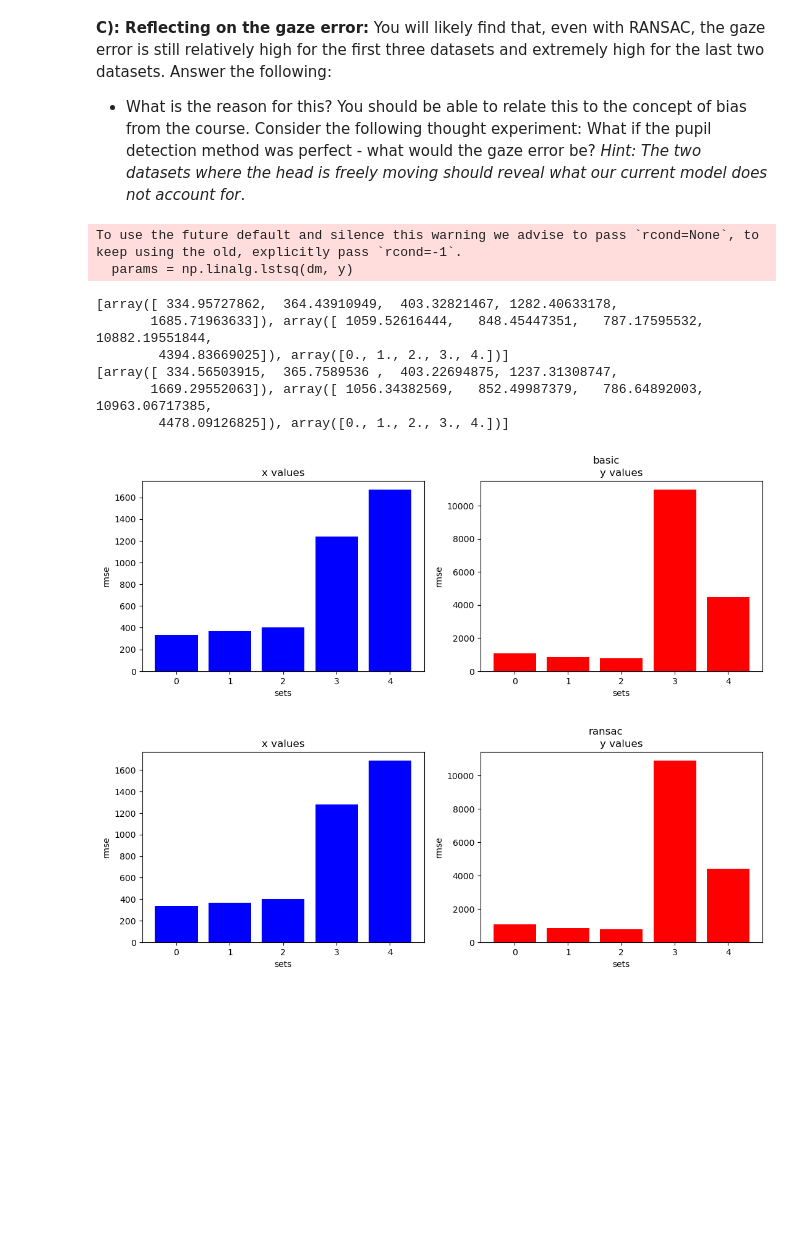
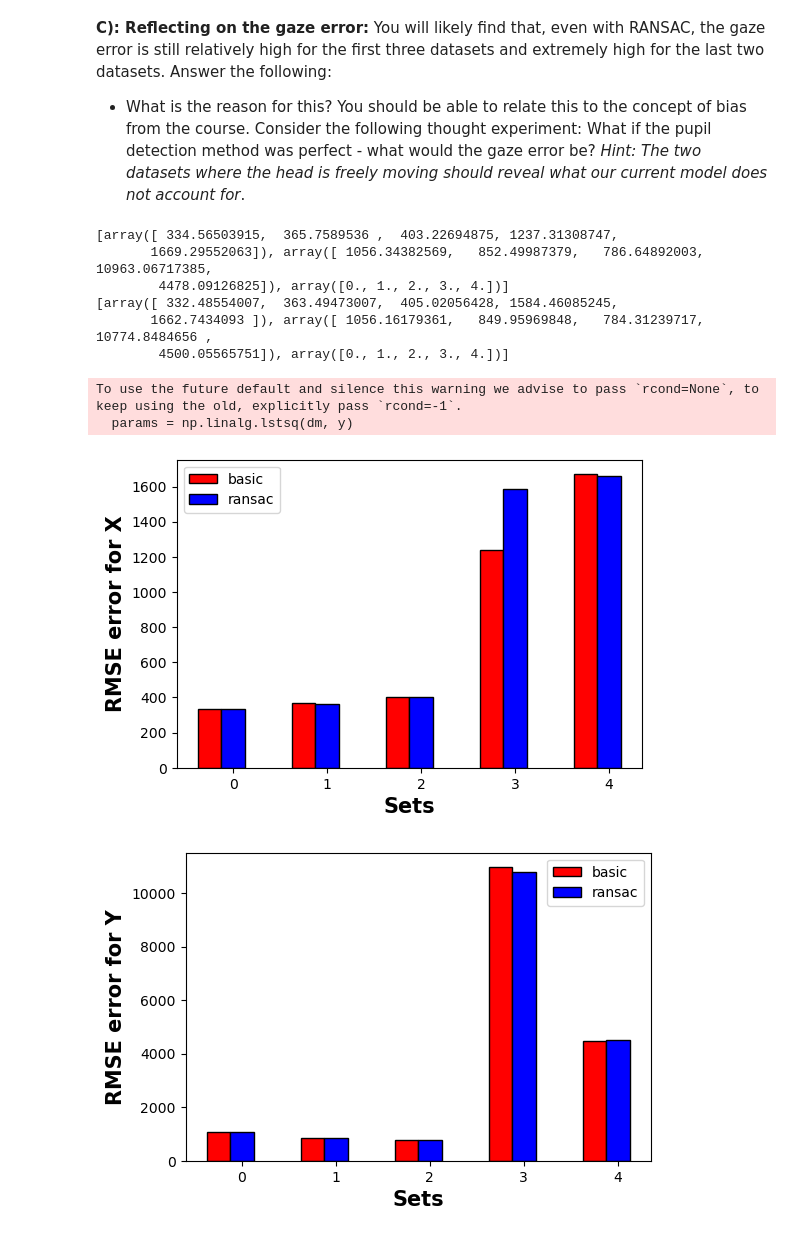
Before and after one commit to MikkelBerggreen/ITU-Introduction-to-Machine-Learning, a Jupyter notebook: source/exercises/W6-data-cleaning/notebooks/gaze_features_nb.ipynb, the cells around one changed output. Saved outputs shown, nothing was run; the diff lists cells and outputs as text; code cells hidden in the pictures; blank space fills up the shorter version.

```diff
--- a/source/exercises/W6-data-cleaning/notebooks/gaze_features_nb.ipynb
+++ b/source/exercises/W6-data-cleaning/notebooks/gaze_features_nb.ipynb
@@ -463,45 +469,85 @@ def calculateAllRmseRansac():
         sets = np.append(sets, case)
     return [rmseXs, rmseYs, sets]
 
+print(calculateAllRmseBasic())
 print(calculateAllRmseRansac())
 
 # First result:
 # [[335.70643762, 366.660041, 404.11185792, 1079.56008283, 1760.17245263],
 # [1056.07871064, 848.76202575, 786.66081505, 10771.9385066, 4424.13331188]]
 
 # Second result:
 # [[334.95727862, 364.43910949, 403.32821467, 1282.40633178, 1685.71963633],
 # [1059.52616444, 848.45447351, 787.17595532, 10882.19551844, 4394.83669025]]
 
 
 # B ---------------------------------
-barPlotRmses(calculateAllRmseBasic(), "basic")
-barPlotRmses(calculateAllRmseRansac(), "ransac")
+def barPlotComparison(axis):
+    fig = plt.subplots(figsize =(6, 4))
+
+    basicErrors = calculateAllRmseBasic()[axis]
+    ransacErrors = calculateAllRmseRansac()[axis]
+
+    br1 = np.arange(len(basicErrors))
+    br2 = [x + 0.25 for x in br1]
+
+    plt.bar(br1, basicErrors, color = 'r', width=0.25, edgecolor='black', label='basic')
+    plt.bar(br2, ransacErrors, color = 'b', width=0.25, edgecolor='black', label='ransac')
+
+    plt.xlabel('Sets', fontweight='bold', fontsize=15)
+    if axis == 0:
+        plt.ylabel('RMSE error for X', fontweight='bold', fontsize=15)
+    elif axis == 1:
+        plt.ylabel('RMSE error for Y', fontweight='bold', fontsize=15)
+    plt.xticks([r + 0.25 for r in range(len(basicErrors))],
+            ['0', '1', '2', '3', '4'])
+
+    plt.legend()
+    plt.show()
+
+barPlotComparison(0)
+barPlotComparison(1)
+#barPlotRmses(calculateAllRmseBasic(), "basic")
+#barPlotRmses(calculateAllRmseRansac(), "ransac")
 
 # The improvement of the RANSAC model is both very minimal and also varying.
 # Comparing the RMSE for the basic approach with the RANSAC approach, the differences are very small for the first three datasets.
 # For some of them, the RANSAC error is a tiny bit smaller, while for others it is a tiny bit larger (in the range of like 1.3 at max)
 # For the last two sets the difference is a bit larger, with RANSAC having error values around 80 lower than with the basic approach.
 # Overall though, for the first three, the improvement is extremely minimal, and most likely random based on the parameters
 # for the ransac() function
 
 # For the two different results of the RANSAC models, the differences are again small for the first three sets and larger for the last two.
 # The points (parameters) used in the iterations in the ransac() function is of course different each time because of the subset of samples.
 # This explains why the results differ for each model.
 # Increasing the iteration count should increase consistency in the results found for each final calculated model.
 
 #print(calculateAllRmseBasic())
+
+
+
+# C ---------------------------------
+# My assumption for the still relatively high gaze error is because of the model not being a good enough fit for the underlying trend of the data.
+# This relates to the bias being high, which means that the model is too simplified.
+# Using a model with a higher polynominal order (than quadratic in this case) might be closer to fitting the underlying trend.
+# Of course one should be aware of not overfitting, even though bias here would be lower, the variance would probably become very large
+# when test data beyond the training data would be introduced.
+
+# If the pupil detection method was perfect, the gaze error would only be reliant on the gaze prediction model.
+# However, as also mentioned by the hint, we only currently take into account that the head is not moving for all training data.
+# This explains why the error is smaller for the first 3 datasets, but beyond this, the pupil detection would still need to take this
+# into accound during training to be perfect when predicting in these types of testing data.
 # %% [output]
-To use the future default and silence this warning we advise to pass `rcond=None`, to keep using the old, explicitly pass `rcond=-1`.
-  params = np.linalg.lstsq(dm, y)
+[array([ 334.56503915,  365.7589536 ,  403.22694875, 1237.31308747,
+       1669.29552063]), array([ 1056.34382569,   852.49987379,   786.64892003, 10963.06717385,
+        4478.09126825]), array([0., 1., 2., 3., 4.])]
+[array([ 332.48554007,  363.49473007,  405.02056428, 1584.46085245,
+       1662.7434093 ]), array([ 1056.16179361,   849.95969848,   784.31239717, 10774.8484656 ,
+        4500.05565751]), array([0., 1., 2., 3., 4.])]
-[array([ 334.95727862,  364.43910949,  403.32821467, 1282.40633178,
-       1685.71963633]), array([ 1059.52616444,   848.45447351,   787.17595532, 10882.19551844,
-        4394.83669025]), array([0., 1., 2., 3., 4.])]
-[array([ 334.56503915,  365.7589536 ,  403.22694875, 1237.31308747,
-       1669.29552063]), array([ 1056.34382569,   852.49987379,   786.64892003, 10963.06717385,
-        4478.09126825]), array([0., 1., 2., 3., 4.])]
+To use the future default and silence this warning we advise to pass `rcond=None`, to keep using the old, explicitly pass `rcond=-1`.
+  params = np.linalg.lstsq(dm, y)
-[figure, old version]
+[figure, new version]
-[figure, old version]
+[figure, new version]
 # %%
 def gaze_error_ransac(idx):
     # Your solution
```
Also changed, not shown: parts of 4 cells of this notebook, 2 other files.
